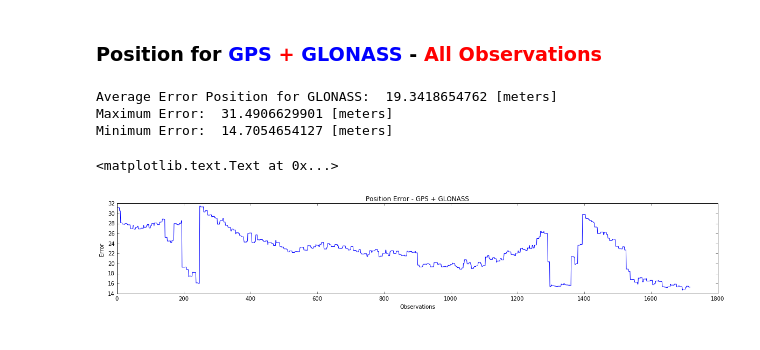
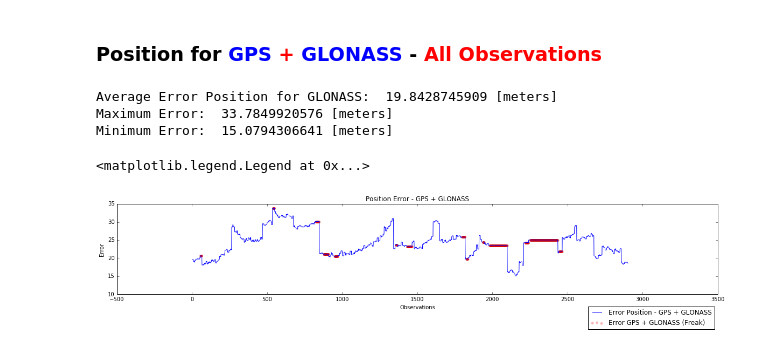
Before and after one commit to mikesneider/GNSS, a Jupyter notebook: GNSS Position_entrega.ipynb, the cells around one changed output. Drawn from its saved outputs; the diff is of its cells as text; code cells hidden in the pictures.

```diff
--- a/GNSS Position_entrega.ipynb
+++ b/GNSS Position_entrega.ipynb
@@ -92,19 +199,19 @@ navHeader, navData = gpstk.readRinex3Nav(navfile)
 bcestore = gpstk.GPSEphemerisStore()
 GPS_LS = navHeader.leapSeconds
 print "LEAP SECONDS GPS", GPS_LS
-c=0
+counter=0
 InitialTimeGPS = bcestore.getInitialTime()
 print "TIEMPO INICIAL", bcestore.getInitialTime()
 print "TIEMPO FINAL", bcestore.getFinalTime()
 for navDataObj in navData:
-    c += 1
+    counter += 1
     ephem = navDataObj.toGPSEphemeris()
     bcestore.addEphemeris(ephem)
 
-    if(c==3):
-        print bcestore
+    if(counter==3):
+        print bcestore #print the bcstore for the trhee first ephemeris
 bcestore.SearchNear()
-print "conteo",c
+print "conteo",counter
 navData.close()
 # %% [output]
 LEAP SECONDS GPS 17
@@ -424,5 +456,0 @@ satellite clock biases [  1.20887472e-05  -2.43697642e-05   4.17050372e-05  -6.3
-# %%
-print GloSat # Glonass
-p1 = np.array(GloP1)
-pos = np.array(GloPos)
-clock = np.array(GloClockBias)
@@ -431,5 +457,3 @@ clock = np.array(GloClockBias)
-# %%
-ls_computed_pos,A,b,_ = compute_least_squares_position(pos, clock, p1)
 # %%
 print "real                  ", real_pos
 print "LS computed           ", ls_computed_pos[:3]
@@ -631,6 +677,9 @@ SumError = 0.
 vistos = []
 ElevationsR = []
 posXYAll = []
+freakError=[]
+XfreakError = []
+
 
 for i in range (0, observations):
     #print A_GPS.PRN[i]
@@ -638,29 +687,26 @@ for i in range (0, observations):
     pos = np.array(A_Glonass.POS[i]+A_GPS.POS[i])
     clock = np.array(A_Glonass.CLOCK[i]+A_GPS.CLOCK[i])
     vistos.append(len(A_Glonass.PRN[i]+A_GPS.PRN[i]))
-
     ElevationsR.append(A_Glonass.ELEV[i]+A_GPS.ELEV[i])
 
-    #del GloSat[2]
-    #del GloP1[2]
-    #del GloPos[2]
-    #del GloClockBias[2]
-
     ls_computed_pos,A,b,_ = compute_least_squares_position(pos, clock, p1)
-
-
     pos_cpu = ls_computed_pos[:3]
     ls_error = np.linalg.norm(ls_computed_pos[:3] - real_pos)
+
     if ls_error<10000.: #quitar los errores de posición superiores a 10mil
-        posXYAll.append([ls_computed_pos[:1]-real_pos[:1],ls_computed_pos[1:2]-real_pos[1:2]])
+        lastError = ls_error
+        posXYAll.append([ls_computed_pos[:1],ls_computed_pos[1:2],ls_computed_pos[1:2]])
         reciverBias = ls_computed_pos[3]/c
         SumError += ls_error
         positionAll.append([pos_cpu,ls_error,reciverBias])
         erroresAll.append(ls_error)
     else:
         sumaErroresMayoDiezmil += 1
+        freakError.append(lastError)
+        XfreakError.append(i)
+        erroresAll.append(lastError)
 
-names=["X","Both" ]
+names=["X","Y","Z"]
 posXYAll = pd.DataFrame(posXYAll, columns=names)
 print "Average Error Position for GLONASS: ", SumError/observations, "[meters]"
 print "Maximum Error: ",max(erroresAll), "[meters]"
@@ -669,15 +715,18 @@ print "Minimum Error: ",min(erroresAll), "[meters]"
 names = ["PosComputed","PosError","ClockBias"]
 positionAll = pd.DataFrame(positionAll,columns=names)
 # %% [output]
-Average Error Position for GLONASS:  19.3418654762 [meters]
-Maximum Error:  31.4906629901 [meters]
-Minimum Error:  14.7054654127 [meters]
+Average Error Position for GLONASS:  19.8428745909 [meters]
+Maximum Error:  33.7849920576 [meters]
+Minimum Error:  15.0794306641 [meters]
 # %%
 fig=plt.figure(figsize=(20,3))
-plt.plot(erroresAll)
+#plt.plot(erroresAll)
 plt.ylabel("Error ")
 plt.xlabel("Observations")
 plt.title('Position Error - GPS + GLONASS')
+plt.plot(NumObservations, erroresAll, c="blue", label = "Error Position - GPS + GLONASS")
+plt.scatter(XfreakError, freakError, c="red", label = "Error GPS + GLONASS (Freak)",lw=0.1,alpha=0.3)
+plt.legend(loc='best', bbox_to_anchor=(1, -0.1))
 # %% [output]
-<matplotlib.text.Text at 0x...>
+<matplotlib.legend.Legend at 0x...>
-[figure, old version]
+[figure, new version]
```
Also changed, not shown: parts of 27 cells of this notebook.
